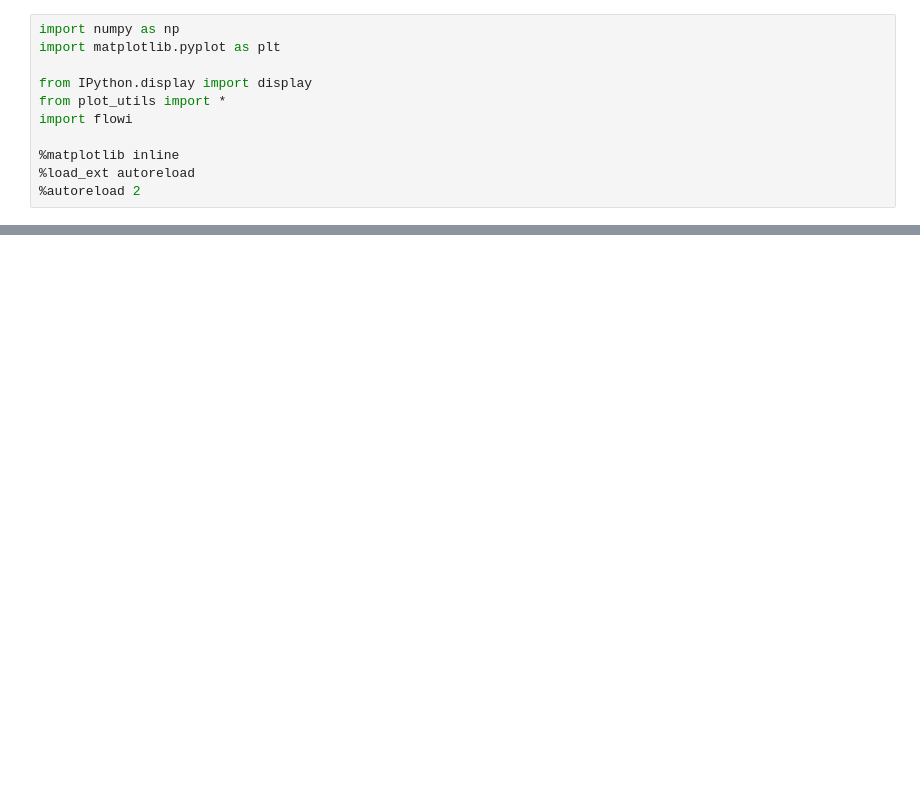
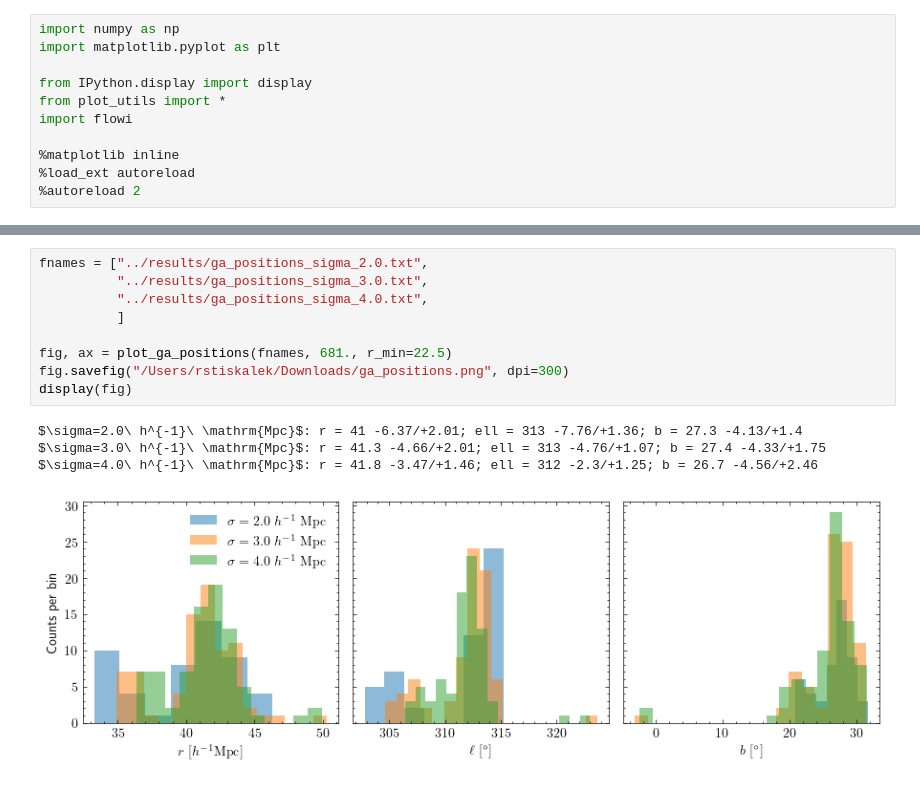
Before and after one commit to Richard-Sti/FlowIntegrator, a Jupyter notebook: notebooks/paper_plots.ipynb, the cells around one changed output, grey strips where cells are left out. Drawn from its saved outputs; the diff is of its cells as text; blank space fills up the shorter version.

```diff
--- a/notebooks/paper_plots.ipynb
+++ b/notebooks/paper_plots.ipynb
@@ -23,0 +23,14 @@ going to plot
+# %%
+fnames = ["../results/ga_positions_sigma_2.0.txt",
+          "../results/ga_positions_sigma_3.0.txt",
+          "../results/ga_positions_sigma_4.0.txt",
+          ]
+
+fig, ax = plot_ga_positions(fnames, 681., r_min=22.5)
+fig.savefig("/Users/rstiskalek/Downloads/ga_positions.png", dpi=300)
+display(fig)
+# %% [output]
+$\sigma=2.0\ h^{-1}\ \mathrm{Mpc}$: r = 41 -6.37/+2.01; ell = 313 -7.76/+1.36; b = 27.3 -4.13/+1.4
+$\sigma=3.0\ h^{-1}\ \mathrm{Mpc}$: r = 41.3 -4.66/+2.01; ell = 313 -4.76/+1.07; b = 27.4 -4.33/+1.75
+$\sigma=4.0\ h^{-1}\ \mathrm{Mpc}$: r = 41.8 -3.47/+1.46; ell = 312 -2.3/+1.25; b = 26.7 -4.56/+2.46
+[figure, added]
```
Also changed, not shown: parts of 1 cell of this notebook.
